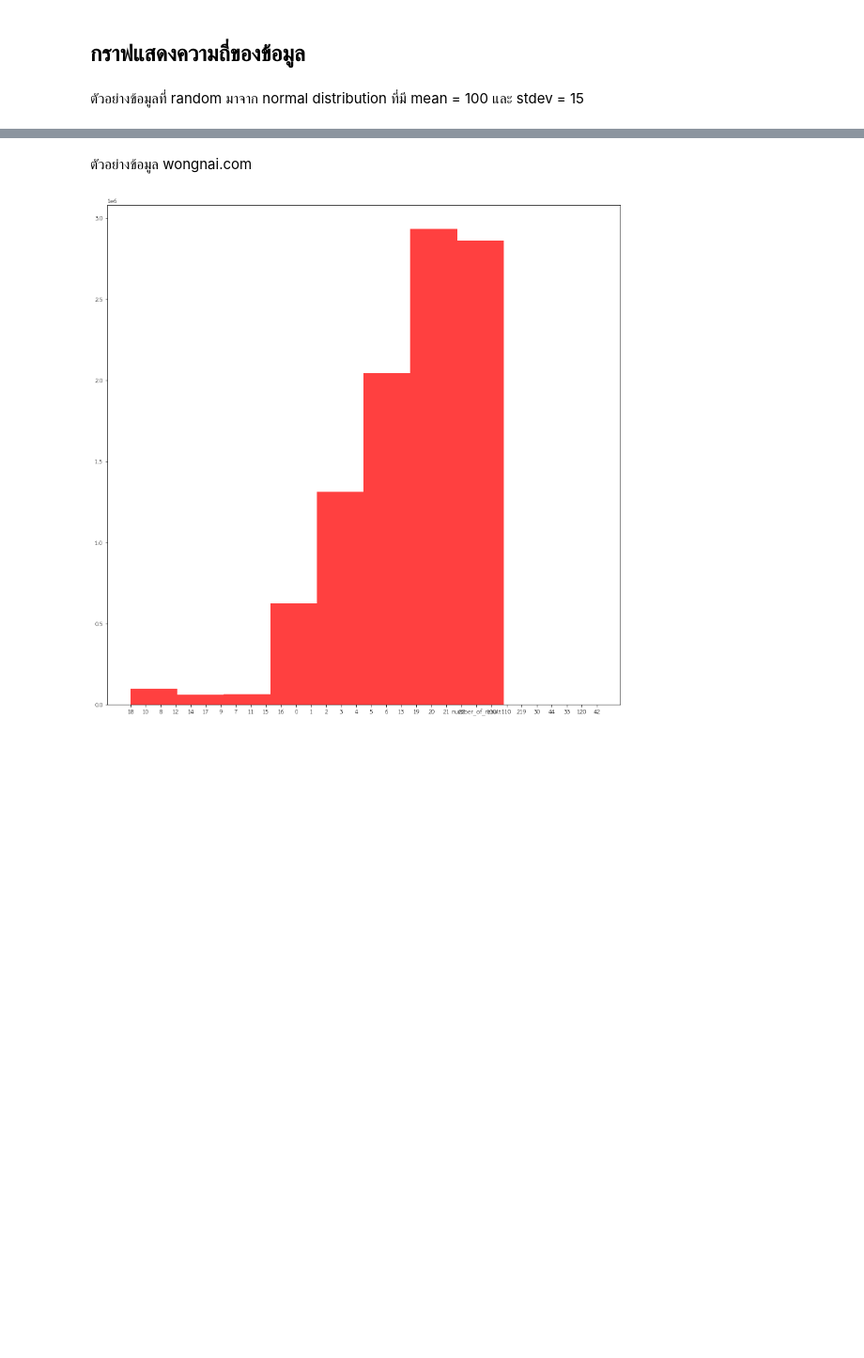
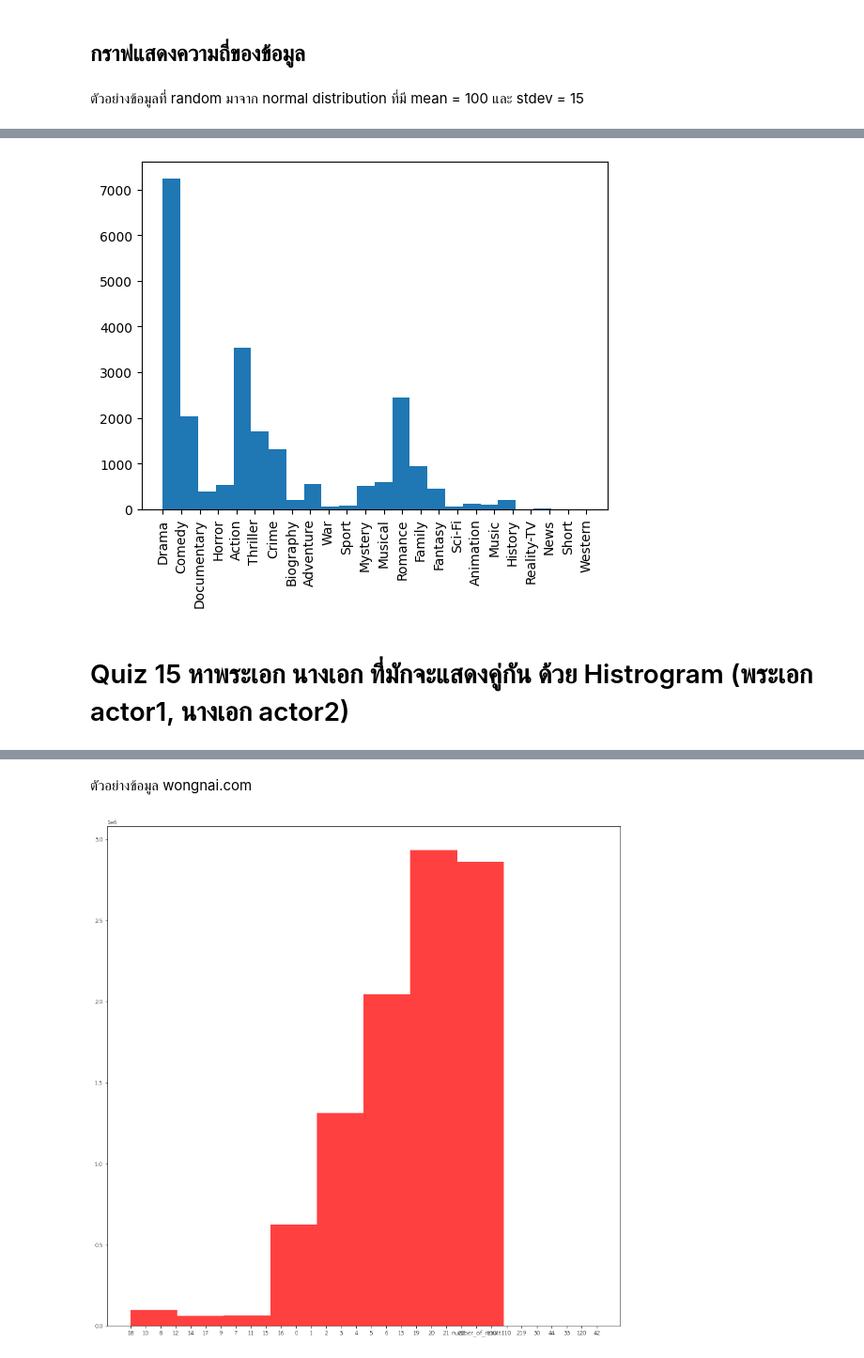
Before and after one commit to thanaprondtn/python_dataviz2024, a Jupyter notebook: Visualize_Data_Comparison_2024.ipynb, the cells around one changed output, grey strips where cells are left out. Shown at 94% size. Saved outputs shown, nothing was run; the diff lists cells and outputs as text; code cells hidden in the pictures; blank space fills up the shorter version.

Commit message:
Quiz 15

```diff
--- a/Visualize_Data_Comparison_2024.ipynb
+++ b/Visualize_Data_Comparison_2024.ipynb
@@ -1378,0 +1438,15 @@ plt.hist(X, 50, density = True, facecolor = 'violet', alpha = 0.75);
+# %%
+# prompt: split value in column genre by ',' and make more column for each those
+
+import pandas as pd
+# Split the 'Genre' column by ',' and expand it into multiple columns
+genres_split = data_india['Genre'].str.split(',', expand=True)
+
+# Rename the new columns
+genres_split.columns = [ 'Genre1',  'Genre2',  'Genre3']
+
+# Concatenate the new columns with the original DataFrame
+data_india = pd.concat([data_india, genres_split], axis=1)
+
+# Display the updated DataFrame
+data_india.head()
@@ -1378,0 +1460,7 @@ plt.hist(X, 50, density = True, facecolor = 'violet', alpha = 0.75);
+# %%
+# prompt: delete space in the value in Genre1 Genre2 Genre3
+
+for column in ['Genre1', 'Genre2', 'Genre3']:
+  data_india[column] = data_india[column].str.strip() if data_india[column].dtype == object else data_india[column]
+# %%
+allGenre = list(data_india['Genre1'])+list(data_india['Genre2'])+list(data_india['Genre3'])
@@ -1378,0 +1489,11 @@ plt.hist(X, 50, density = True, facecolor = 'violet', alpha = 0.75);
+# %%
+# prompt: delete all None from the allGenre list
+
+allGenre = [x for x in allGenre if x is not None]
+# %%
+plt.hist(allGenre,bins =len(set(allGenre)) ) #Drama 2 รอบ เพราะหน้า drama มีช่องว่าง
+plt.xticks(rotation='vertical');
+# %% [output]
+[figure, added]
+# %% [markdown]
+# Quiz 15 หาพระเอก นางเอก ที่มักจะแสดงคู่กัน ด้วย Histrogram (พระเอก actor1, นางเอก actor2)
```
Also changed, not shown: parts of 18 cells of this notebook.
